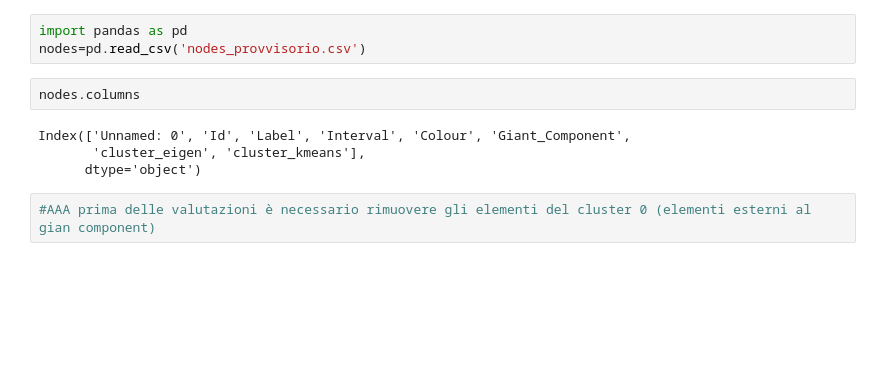
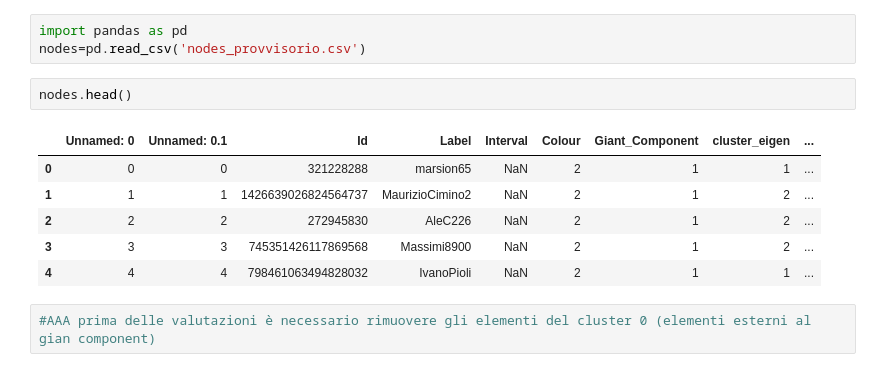
Before and after one commit to ES-git95/SMA-Project, a Jupyter notebook: evaluation.ipynb, the cells around one changed output. Saved outputs shown, nothing was run; the diff lists cells and outputs as text; blank space fills up the shorter version.

```diff
--- a/evaluation.ipynb
+++ b/evaluation.ipynb
@@ -2,11 +2,14 @@
 import pandas as pd
 nodes=pd.read_csv('nodes_provvisorio.csv')
 # %%
-nodes.columns
+nodes.head()
 # %% [output]
-Index(['Unnamed: 0', 'Id', 'Label', 'Interval', 'Colour', 'Giant_Component',
-       'cluster_eigen', 'cluster_kmeans'],
-      dtype='object')
+|  | Unnamed: 0 | Unnamed: 0.1 | Id | Label | Interval | Colour | Giant_Component | cluster_eigen | ... |
+| 0 | 0 | 0 | 321228288 | marsion65 | NaN | 2 | 1 | 1 | ... |
+| 1 | 1 | 1 | 1426639026824564737 | MaurizioCimino2 | NaN | 2 | 1 | 2 | ... |
+| 2 | 2 | 2 | 272945830 | AleC226 | NaN | 2 | 1 | 2 | ... |
+| 3 | 3 | 3 | 745351426117869568 | Massimi8900 | NaN | 2 | 1 | 2 | ... |
+| 4 | 4 | 4 | 798461063494828032 | IvanoPioli | NaN | 2 | 1 | 1 | ... |
 # %%
 #AAA prima delle valutazioni è necessario rimuovere gli elementi del cluster 0 (elementi esterni al gian component)
 # %%
```
Also changed, not shown: parts of 3 cells of this notebook, 1 other file.
